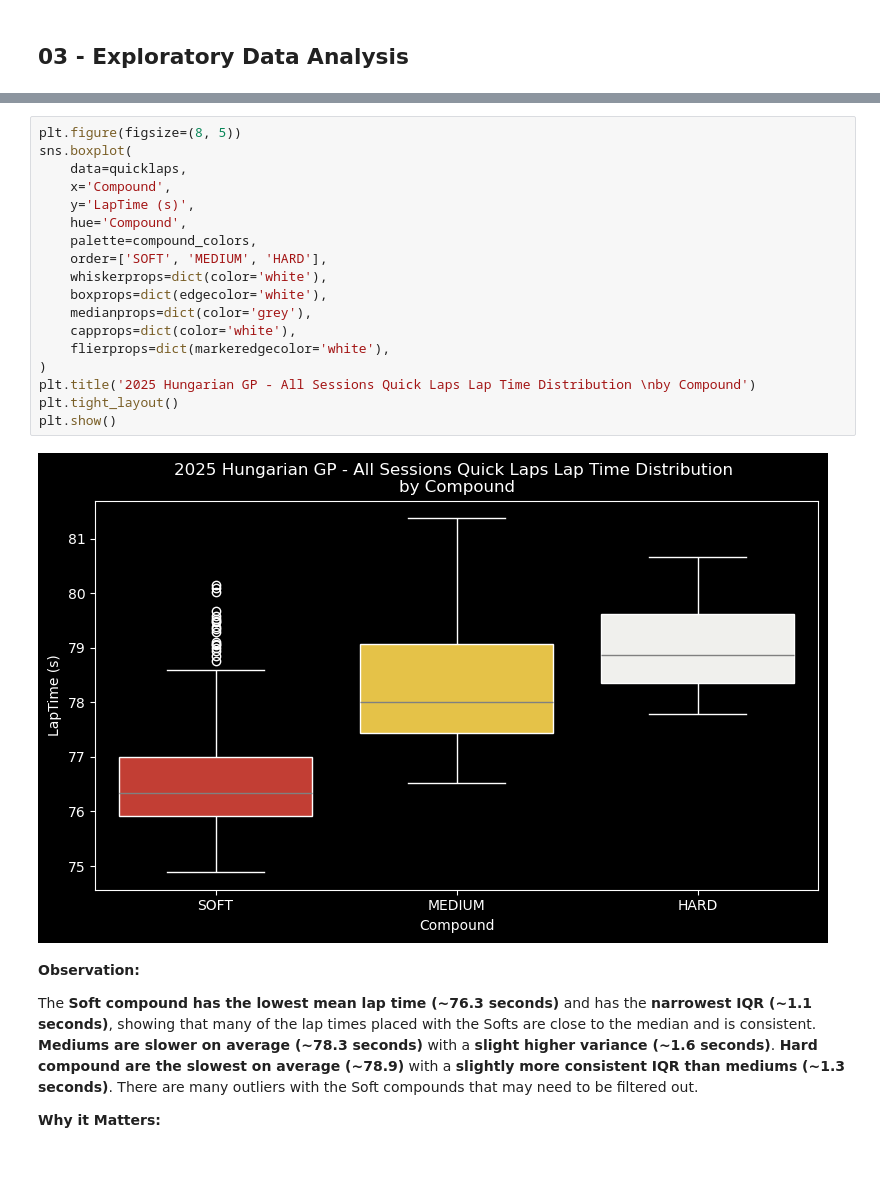
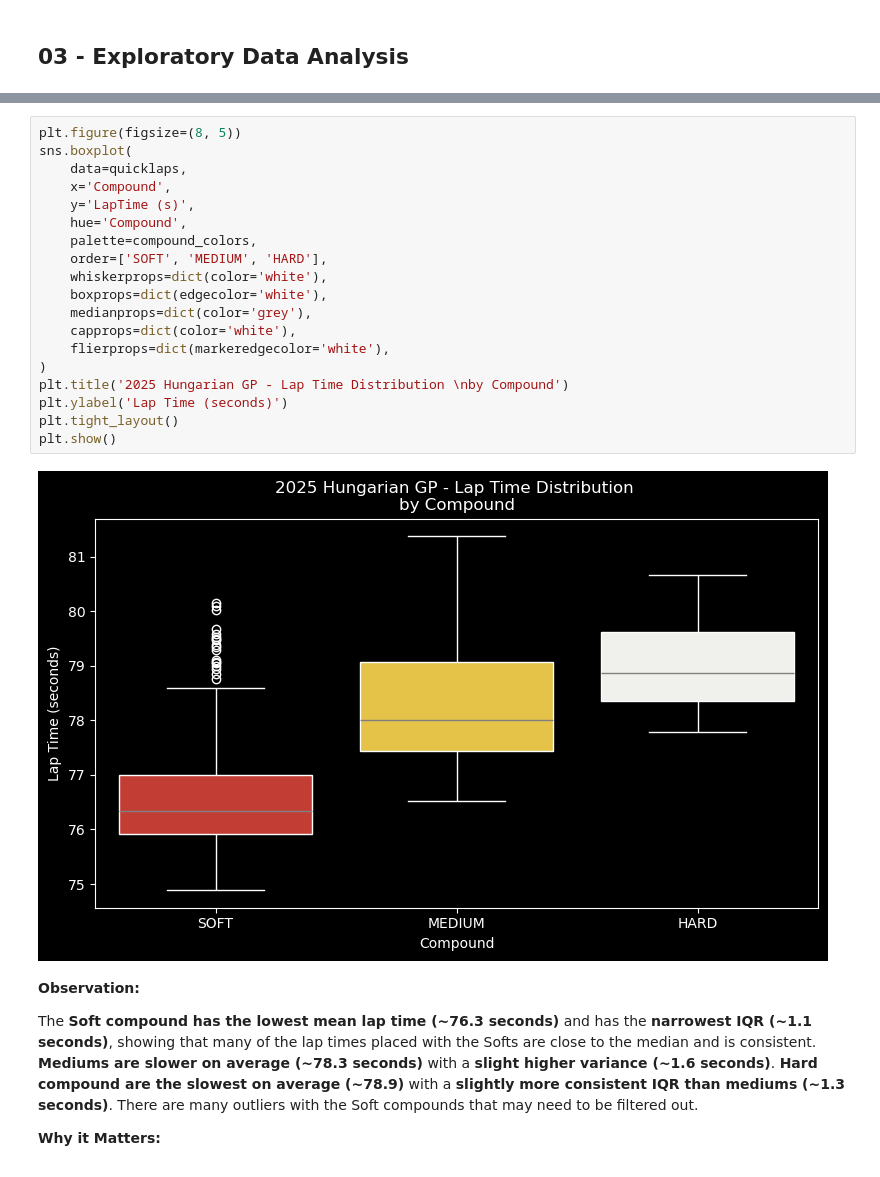
Before and after one commit to hai-henry/f1-midlap-predictor, a Jupyter notebook: notebooks/midlap-predictor.ipynb, the cells around one changed output, grey strips where cells are left out. Cells and saved outputs as stored; diff of their text form.

```diff
--- a/notebooks/midlap-predictor.ipynb
+++ b/notebooks/midlap-predictor.ipynb
@@ -157,23 +134,24 @@ This confirms the performance hierarchy of tire compounds in lap time but also s
 # %%
 plt.figure(figsize=(8, 5))
 sns.boxplot(
     data=quicklaps,
     x='Compound',
     y='LapTime (s)',
     hue='Compound',
     palette=compound_colors,
     order=['SOFT', 'MEDIUM', 'HARD'],
     whiskerprops=dict(color='white'),
     boxprops=dict(edgecolor='white'),
     medianprops=dict(color='grey'),
     capprops=dict(color='white'),
     flierprops=dict(markeredgecolor='white'),
 )
-plt.title('2025 Hungarian GP - All Sessions Quick Laps Lap Time Distribution \nby Compound')
+plt.title('2025 Hungarian GP - Lap Time Distribution \nby Compound')
+plt.ylabel('Lap Time (seconds)')
 plt.tight_layout()
 plt.show()
 # %% [output]
-[figure, old version]
+[figure, new version]
 # %% [markdown]
 **Observation:**
 
```
Also changed, not shown: parts of 17 cells of this notebook.
